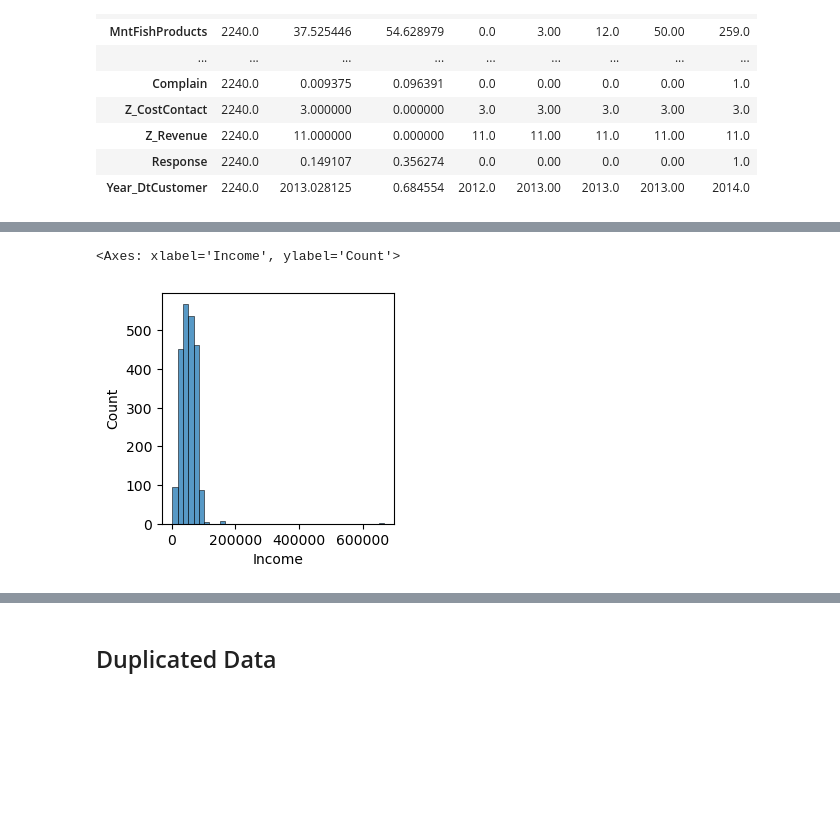
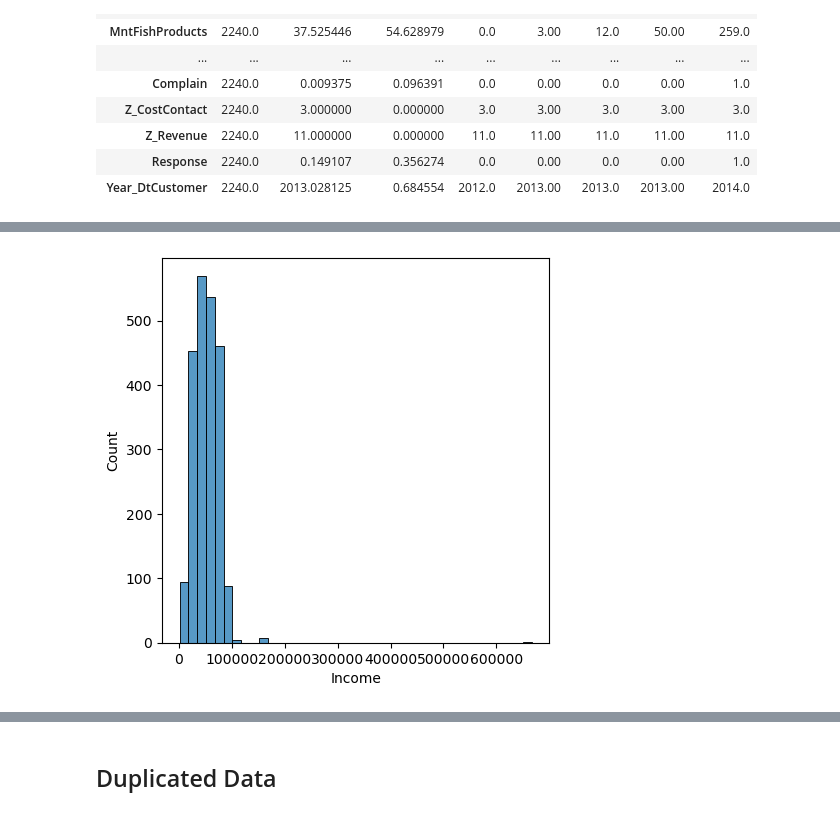
Before and after one commit to Santiago-Rosas/Clustering_K-means, a Jupyter notebook: clustering_marketing.ipynb, the cells around one changed output, grey strips where cells are left out. Saved outputs shown, nothing was run; the diff lists cells and outputs as text; code cells hidden in the pictures; blank space fills up the shorter version.

```diff
--- a/clustering_marketing.ipynb
+++ b/clustering_marketing.ipynb
@@ -50,7 +50,7 @@ df.shape
 (2240, 29)
 # %%
 ## we extract year from Dt_Customer
-df["Dt_Customer"] = pd.to_datetime(df["Dt_Customer"])
+df["Dt_Customer"] = pd.to_datetime(df["Dt_Customer"],dayfirst=True)
 df['Year_DtCustomer'] = df['Dt_Customer'].dt.year
 # %%
 df.Year_DtCustomer.unique()
@@ -104,6 +97,6 @@ dtype: int64
 # %%
-plt.figure(figsize=(3,3))
+plt.figure(figsize=(5,5))
 sns.histplot(data=df, x="Income", bins=40)
+plt.show()
 # %% [output]
-<Axes: xlabel='Income', ylabel='Count'>
-[figure, old version]
+[figure, new version]
```
Also changed, not shown: parts of 35 cells of this notebook.
